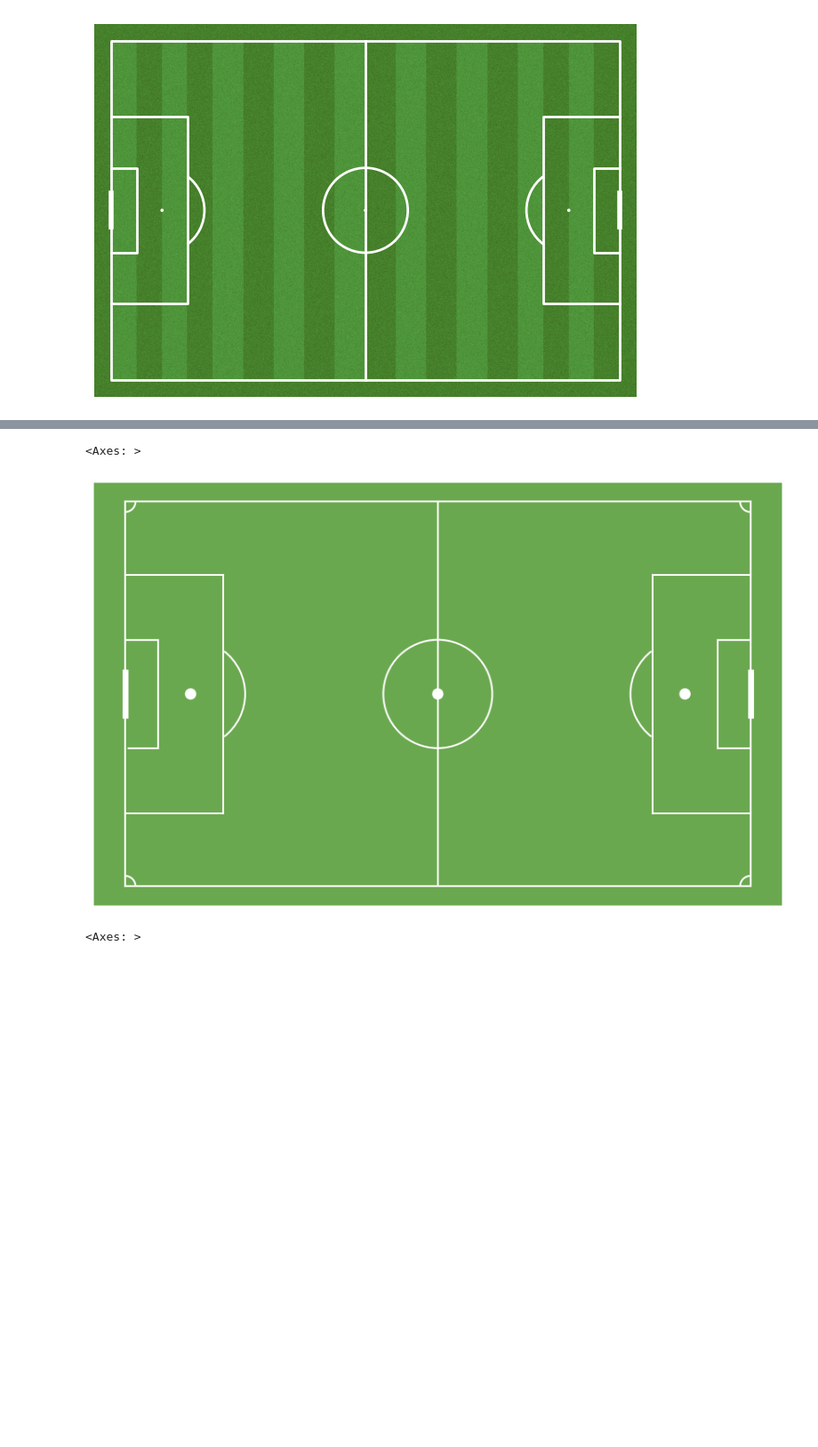
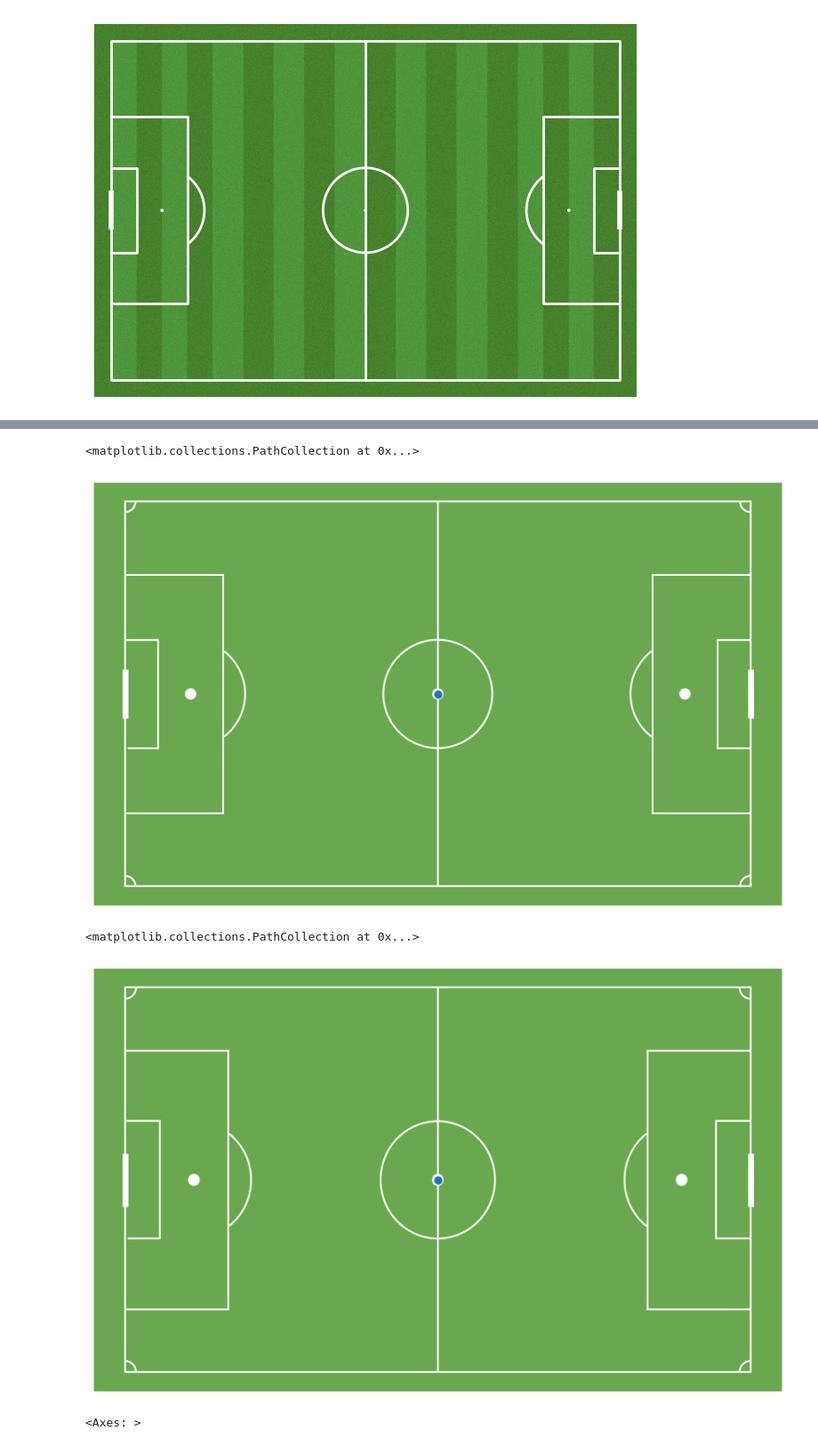
Before and after one commit to DavidB1999/My_Football_Analytics, a Jupyter notebook: Basics/Pitch/Pitches.ipynb, the cells around one changed output, grey strips where cells are left out. Shown at 89% size. Saved outputs shown, nothing was run; the diff lists cells and outputs as text; code cells hidden in the pictures; blank space fills up the shorter version.

```diff
--- a/Basics/Pitch/Pitches.ipynb
+++ b/Basics/Pitch/Pitches.ipynb
@@ -28,9 +47,19 @@ fig, ax = pitch.draw()
 pitch = myPitch()
 fig, ax = plt.subplots(figsize=(10.5, 6.5))
 pitch.plot_pitch(ax =ax)
+ax.scatter(52.5, 32.5)
 # %% [output]
-<Axes: >
+<matplotlib.collections.PathCollection at 0x...>
 [figure]
+# %%
+# my own pitch
+pitch = myPitch(l=100, w=60)
+fig, ax = plt.subplots(figsize=(10.5, 6.5))
+pitch.plot_pitch(ax =ax)
+ax.scatter(50, 30)
+# %% [output]
+<matplotlib.collections.PathCollection at 0x...>
+[figure, added]
 # %%
 pitchcol='#164826'
 pitch = myPitch(grasscol='#177013')
```
Also changed, not shown: parts of 2 cells of this notebook, 1 other file.
